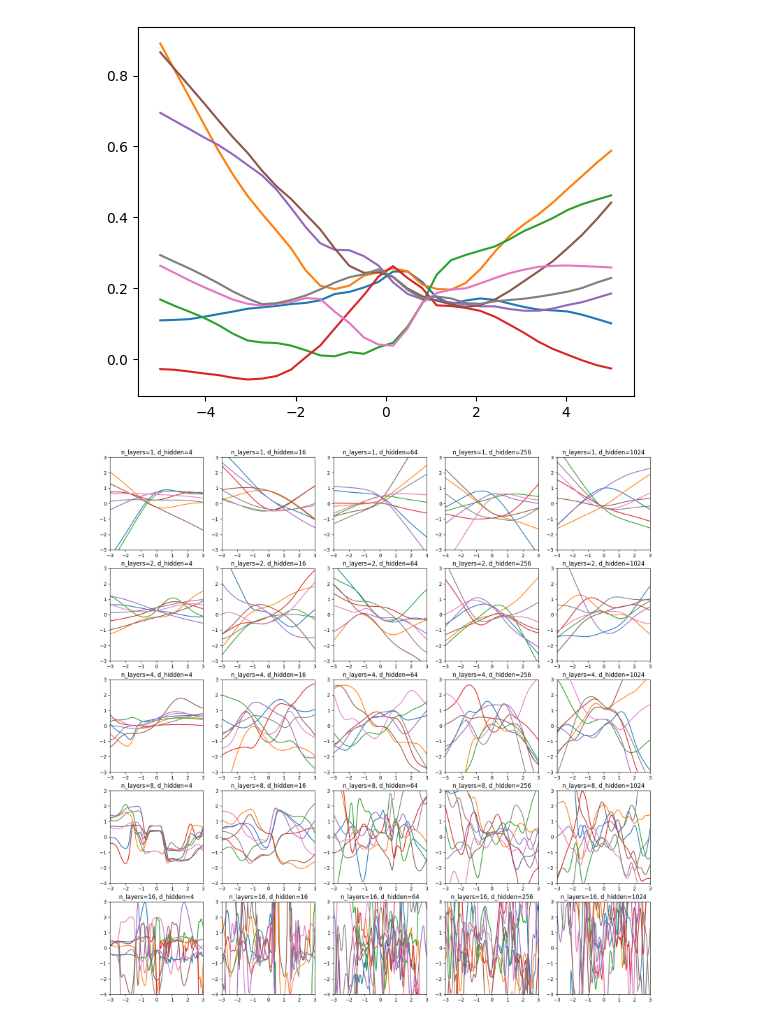
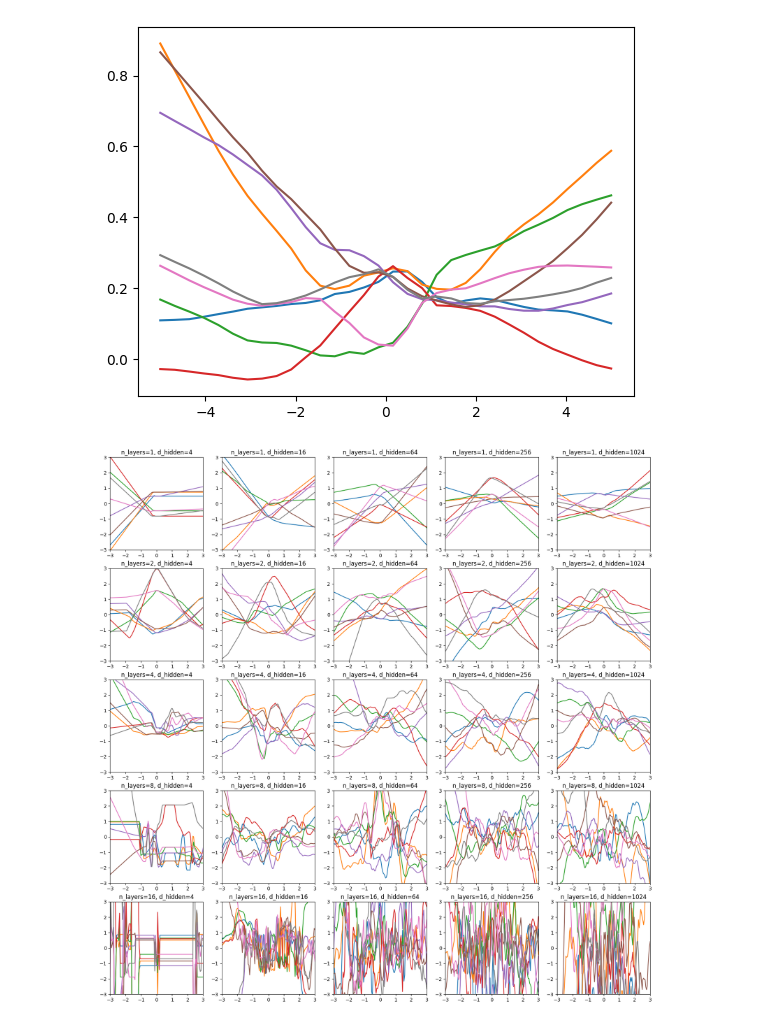
Before and after one commit to akarshkumar0101/synthetic-mdps, a Jupyter notebook: src/temp.ipynb, the cells around one changed output. Saved outputs shown, nothing was run; the diff lists cells and outputs as text; code cells hidden in the pictures.

```diff
--- a/src/temp.ipynb
+++ b/src/temp.ipynb
@@ -959,33 +959,3 @@ plt.plot(t, y.T)
 plt.show()
 # %% [output]
 [figure]
-# %%
-from typing import Callable
-import flax.linen as nn
-
-class RandomMLP(nn.Module):
-    n_layers: int
-    d_hidden: int
-    d_out: int
-    activation: Callable
-
-    @nn.compact
-    def __call__(self, x, train=False):
-        for _ in range(self.n_layers):
-            x = nn.Dense(features=self.d_hidden, kernel_init=nn.initializers.normal(1), bias_init=nn.initializers.normal(1))(x)
-            x = nn.BatchNorm(use_running_average=not train, momentum=0., use_bias=False, use_scale=False)(x)
-            x = self.activation(x)
-            x = nn.BatchNorm(use_running_average=not train, momentum=0., use_bias=False, use_scale=False)(x)
-        x = nn.Dense(features=self.d_out)(x)
-        x = nn.BatchNorm(use_running_average=not train, momentum=0., use_bias=False, use_scale=False)(x)
-        return x
-
-def create_random_net(net, rng, x):
-    rng, _rng = split(rng)
-    params = net.init(_rng, jnp.zeros_like(x[0]))
-    y, updates = net.apply(params, x, train=True, mutable=['batch_stats'])
-    params['batch_stats'] = updates['batch_stats']
-    y = net.apply(params, x)
-    assert jnp.allclose(y.mean(axis=0), jnp.zeros_like(y.mean(axis=0)), atol=1e-2)
-    assert jnp.allclose(y.std(axis=0), jnp.ones_like(y.std(axis=0)), atol=1e-2)
-    return params
@@ -994,32 +966,32 @@ plt.figure(figsize=(20, 20))
 for i1, n_layers in enumerate([1, 2, 4, 8, 16]):
     for i2, d_hidden in enumerate([4, 16, 64, 256, 1024]):
         plt.subplot(5, 5, i1*5+i2+1)
         d_in, d_out = 4, 4
-        activation = nn.gelu
+        activation = nn.relu
         net = RandomMLP(n_layers=n_layers, d_hidden=d_hidden, d_out=d_out, activation=activation)
 
         rng, _rng = split(rng)
         x = jax.random.normal(_rng, (32, d_in))
         rng, _rng = split(rng)
         params = create_random_net(net, _rng, x)
 
         t = jnp.linspace(-1, 1, 128)*3
         def get_nn_slice(rng):
             rng, _rng = split(rng)
             v = jax.random.normal(_rng, (d_in, ))
             v = v/jnp.linalg.norm(v)
             x = t[:, None] * v
 
             y = jax.vmap(net.apply, in_axes=(None, 0))(params, x)
             y = rearrange(y, 't d -> d t')
             return y
 
         rng, _rng = split(rng)
         y = jax.vmap(get_nn_slice)(split(_rng, 2))
         y = rearrange(y, 'b1 b2 t -> (b1 b2) t')
         plt.plot(t, y.T)
         plt.xlim(-3, 3)
         plt.ylim(-3, 3)
         plt.title(f'n_layers={n_layers}, d_hidden={d_hidden}')
 # %% [output]
-[figure, old version]
+[figure, new version]
```
Also changed, not shown: parts of 10 cells of this notebook, 28 other files.
